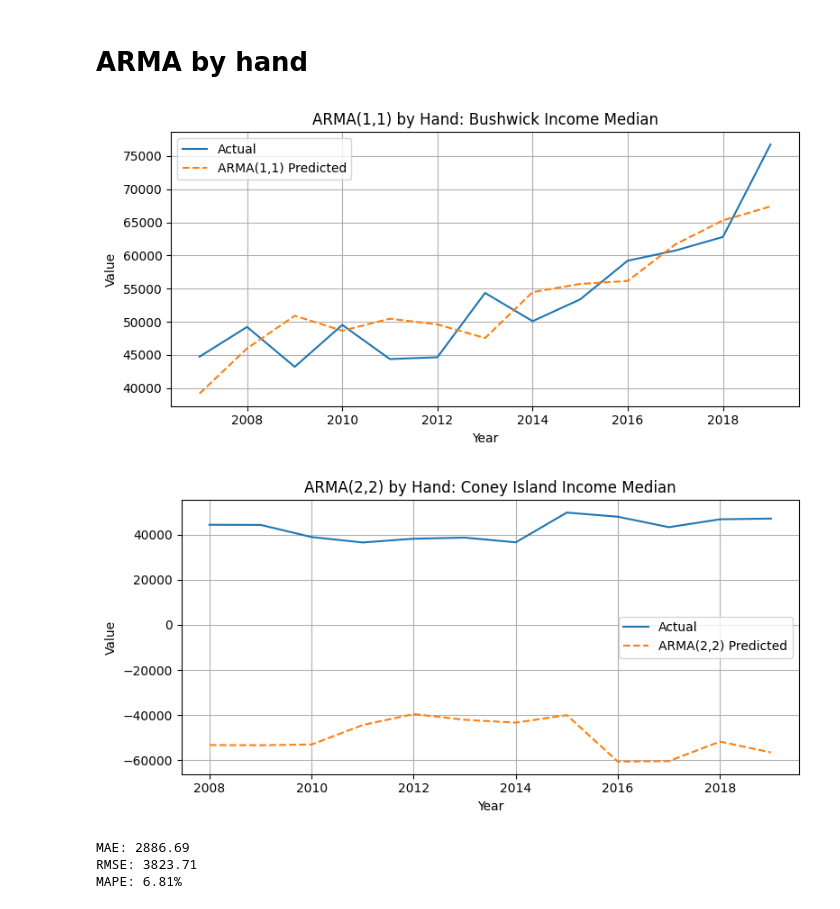
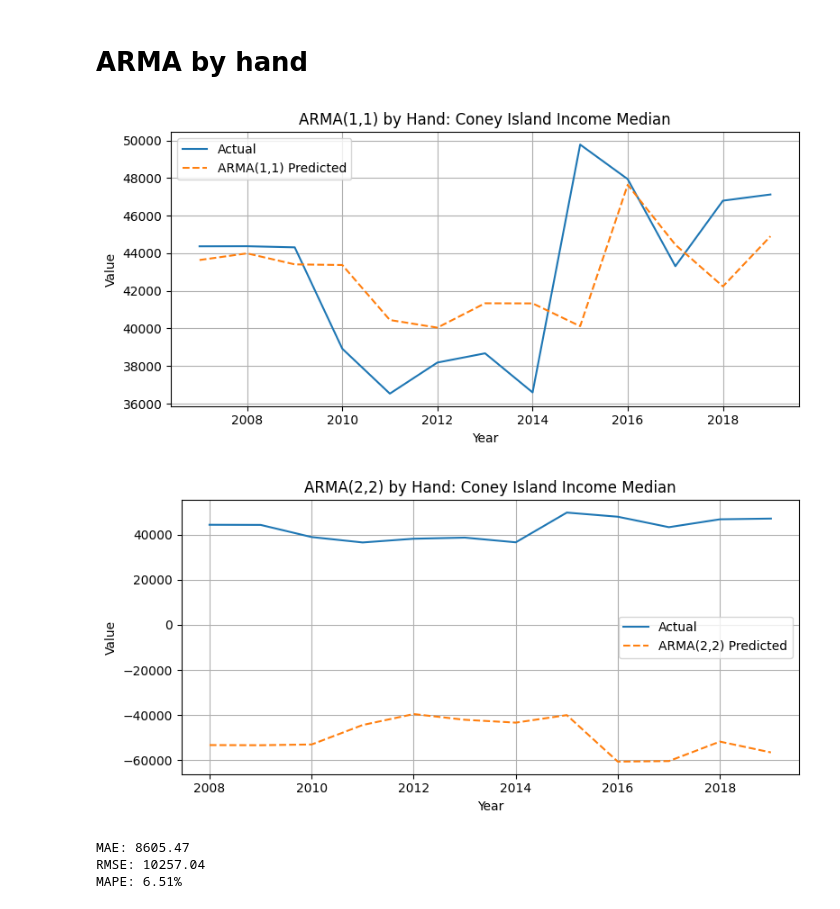
Before and after one commit to tylermck101/ml2finalproj, a Jupyter notebook: data.ipynb, the cells around one changed output. Cells and saved outputs as stored; diff of their text form; code cells hidden in the pictures.

```diff
--- a/data.ipynb
+++ b/data.ipynb
@@ -371,7 +361,7 @@ import pandas as pd
 import matplotlib.pyplot as plt
 
 def fit_arma_hand(df, area, prefix, p=1, q=1, start_year=2005, end_year=2019, plot=True):
-    # Prepare time series data
+
     cols = [col for col in df.columns if col.startswith(prefix)]
     subset = df[df["Sub-Borough Area"] == area][cols].T
     subset.columns = ["y"]
@@ -384,65 +374,58 @@ def fit_arma_hand(df, area, prefix, p=1, q=1, start_year=2005, end_year=2019, pl
     for i in range(1, p + 1):
         subset[f"y_lag{i}"] = subset["y"].shift(i)
 
-    # Estimate residuals using naive AR(p)
+    # estimate residuales
     subset["naive_pred"] = subset["y"].shift(1)
     subset["resid"] = subset["y"] - subset["naive_pred"]
 
-    # Create MA lags from residuals
+    # create MA lags
     for i in range(1, q + 1):
         subset[f"resid_lag{i}"] = subset["resid"].shift(i)
 
     subset = subset.dropna()
 
-    # Design matrix
     features = [f"y_lag{i}" for i in range(1, p + 1)] + [f"resid_lag{i}" for i in range(1, q + 1)]
     X = subset[features].values
     y = subset["y"].values.reshape(-1, 1)
     X_design = np.hstack([X, np.ones((X.shape[0], 1))])  # Add intercept
 
-    # OLS solution
+    # ols solution
     w = np.linalg.inv(X_design.T @ X_design) @ (X_design.T @ y)
     weights = dict(zip(features + ["intercept"], w.flatten()))
 
-    # Predict
+
     y_pred = X_design @ w
     subset["y_pred"] = y_pred
 
     if plot:
         plt.figure(figsize=(8, 4))
         plt.plot(subset.index, subset["y"], label="Actual")
         plt.plot(subset.index, subset["y_pred"], linestyle="--", label=f"ARMA({p},{q}) Predicted")
         plt.xlabel("Year")
         plt.ylabel("Value")
         plt.title(f"ARMA({p},{q}) by Hand: {area} {prefix[:-1].replace('_', ' ').title()}")
         plt.legend()
         plt.grid()
         plt.tight_layout()
         plt.show()
 
     return weights, subset
 
 # Run both models
-w_11, df_11 = fit_arma_hand(df=merged_df, area="Bushwick", prefix="income_median_", p=1, q=1)
+w_11, df_11 = fit_arma_hand(df=merged_df, area="Coney Island", prefix="income_median_", p=1, q=1)
 w_22, df_22 = fit_arma_hand(df=merged_df, area="Coney Island", prefix="income_median_", p=2, q=2)
 # %% [output]
-[figure, old version]
+[figure, new version]
 [figure]
 # %%
 from sklearn.metrics import mean_absolute_error, mean_squared_error
 import numpy as np
 
-# Extract actual and predicted values
+
 y_true = df_11["y"].values
 y_pred = df_11["y_pred"].values
-
-# Mean Absolute Error
 mae = mean_absolute_error(y_true, y_pred)
-
-# Root Mean Squared Error
 rmse = mean_squared_error(y_true, y_pred, squared=False)
-
-# Mean Absolute Percentage Error
 mape = np.mean(np.abs((y_true - y_pred) / y_true)) * 100
 
 # Print results
@@ -450,6 +433,6 @@ print(f"MAE: {mae:.2f}")
 print(f"RMSE: {rmse:.2f}")
 print(f"MAPE: {mape:.2f}%")
 # %% [output]
-MAE: 2886.69
-RMSE: 3823.71
-MAPE: 6.81%
+MAE: 8605.47
+RMSE: 10257.04
+MAPE: 6.51%
```
Also changed, not shown: parts of 11 cells of this notebook.
